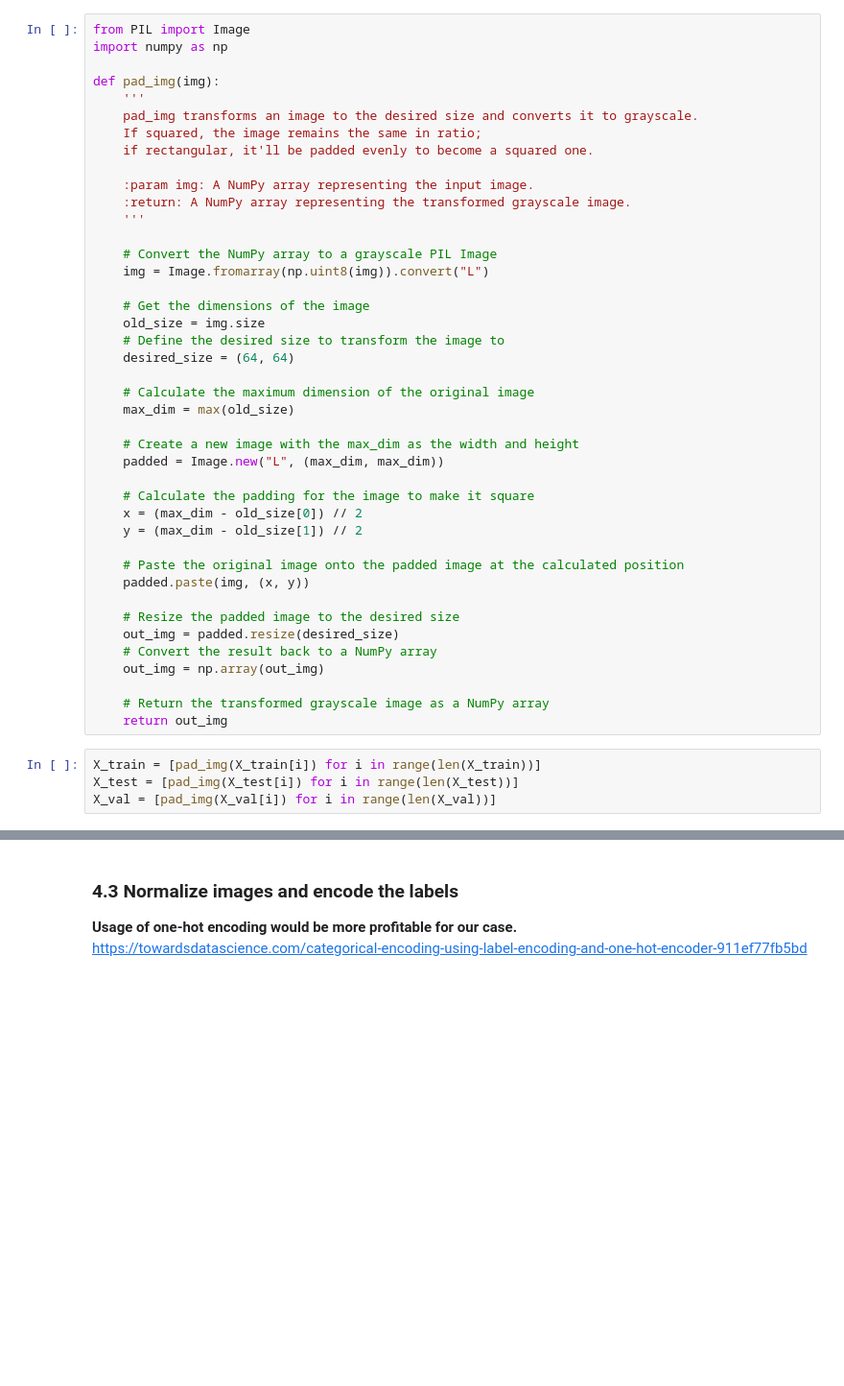
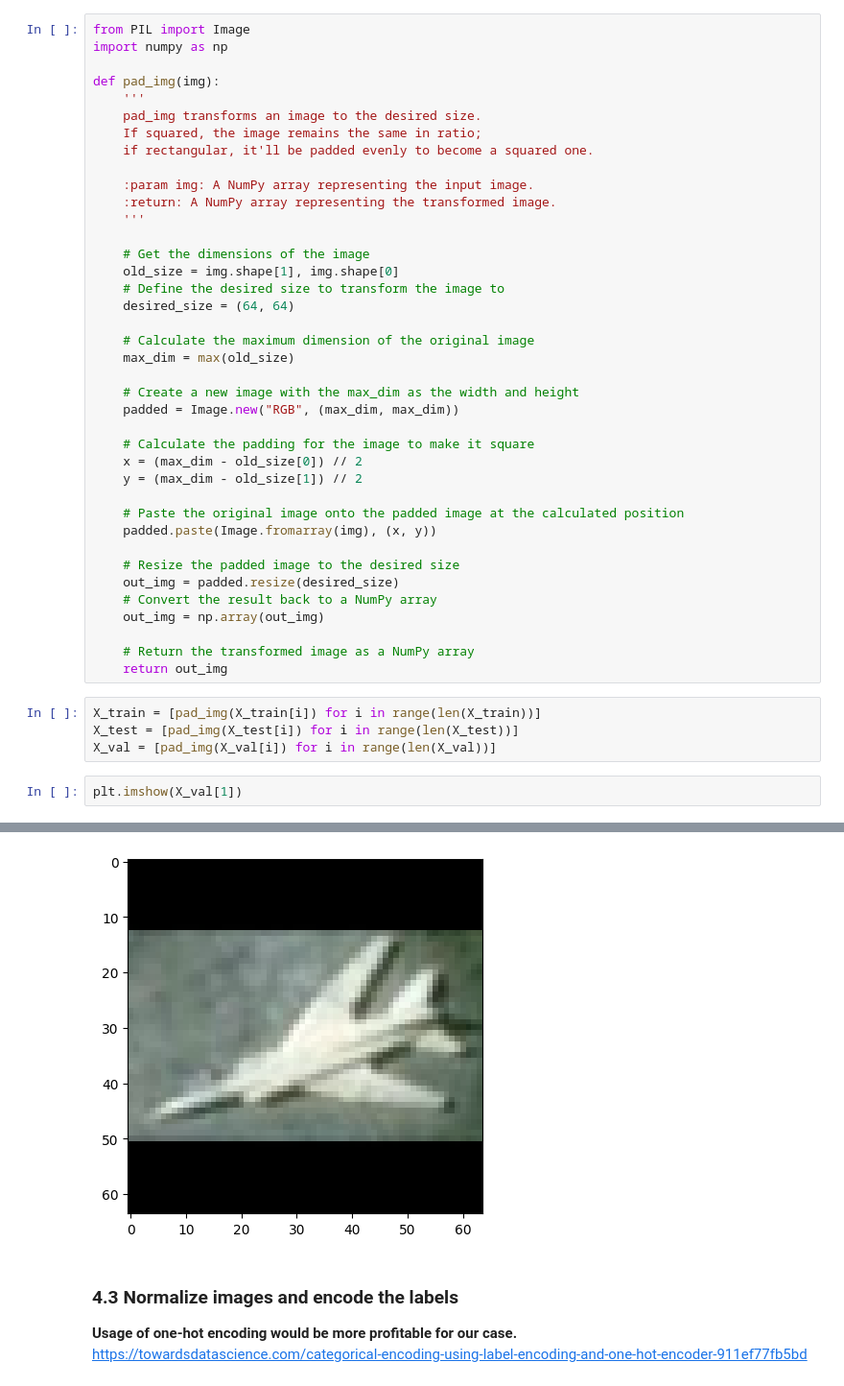
Before and after one commit to TimofiyJ/ML_Aircraft, a Jupyter notebook: main.ipynb, the cells around one changed output, grey strips where cells are left out. Shown at 96% size. Cells and saved outputs as stored; diff of their text form; blank space fills up the shorter version.

```diff
--- a/main.ipynb
+++ b/main.ipynb
@@ -459,19 +465,16 @@ import numpy as np
 
 def pad_img(img):
     '''
-    pad_img transforms an image to the desired size and converts it to grayscale.
+    pad_img transforms an image to the desired size.
     If squared, the image remains the same in ratio;
     if rectangular, it'll be padded evenly to become a squared one.
 
     :param img: A NumPy array representing the input image.
-    :return: A NumPy array representing the transformed grayscale image.
+    :return: A NumPy array representing the transformed image.
     '''
 
-    # Convert the NumPy array to a grayscale PIL Image
-    img = Image.fromarray(np.uint8(img)).convert("L")
-
     # Get the dimensions of the image
-    old_size = img.size
+    old_size = img.shape[1], img.shape[0]
     # Define the desired size to transform the image to
     desired_size = (64, 64)
 
@@ -479,23 +482,26 @@ def pad_img(img):
     max_dim = max(old_size)
 
     # Create a new image with the max_dim as the width and height
-    padded = Image.new("L", (max_dim, max_dim))
+    padded = Image.new("RGB", (max_dim, max_dim))
 
     # Calculate the padding for the image to make it square
     x = (max_dim - old_size[0]) // 2
     y = (max_dim - old_size[1]) // 2
 
     # Paste the original image onto the padded image at the calculated position
-    padded.paste(img, (x, y))
+    padded.paste(Image.fromarray(img), (x, y))
 
     # Resize the padded image to the desired size
     out_img = padded.resize(desired_size)
     # Convert the result back to a NumPy array
     out_img = np.array(out_img)
 
-    # Return the transformed grayscale image as a NumPy array
+    # Return the transformed image as a NumPy array
     return out_img
 # %%
 X_train = [pad_img(X_train[i]) for i in range(len(X_train))]
 X_test = [pad_img(X_test[i]) for i in range(len(X_test))]
 X_val = [pad_img(X_val[i]) for i in range(len(X_val))]
+# %%
+plt.imshow(X_val[1])
+# %% [output]
@@ -502,3 +509,4 @@ X_val = [pad_img(X_val[i]) for i in range(len(X_val))]
+[figure, added]
 # %% [markdown]
 ### 4.3 Normalize images and encode the labels
 **Usage of one-hot encoding would be more profitable for our case.**
```
Also changed, not shown: parts of 11 cells of this notebook.
